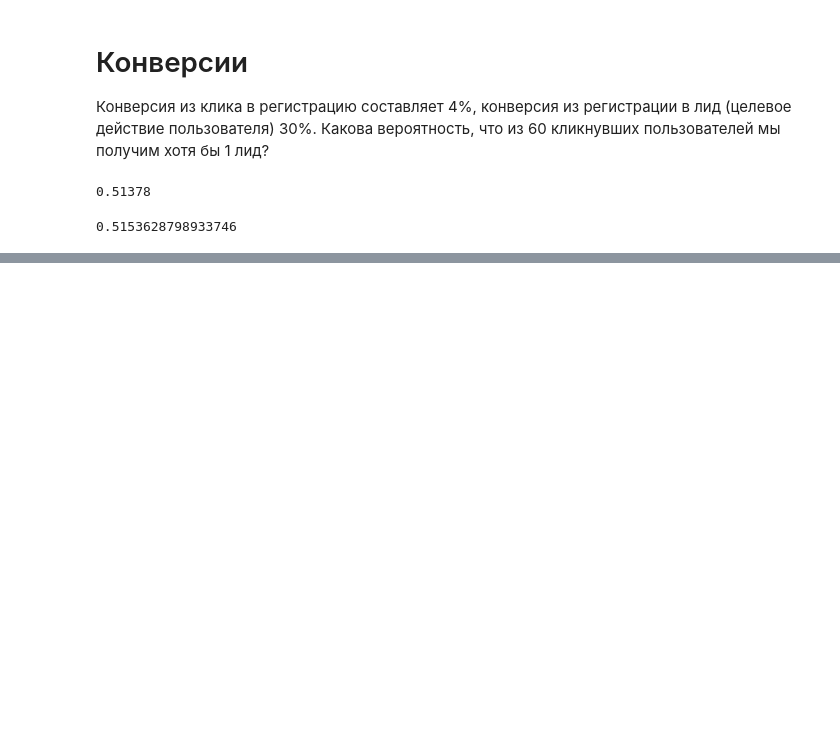
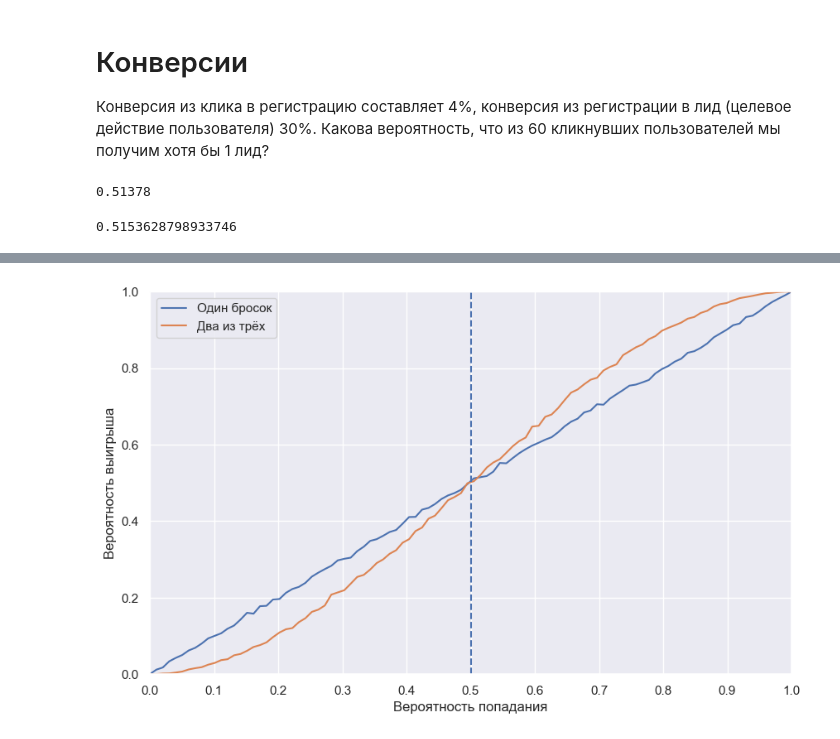
Before and after one commit to ShashlovAI/stat, a Jupyter notebook: math/monte_carlo.ipynb, the cells around one changed output, grey strips where cells are left out. Saved outputs shown, nothing was run; the diff lists cells and outputs as text; code cells hidden in the pictures; blank space fills up the shorter version.

```diff
--- a/math/monte_carlo.ipynb
+++ b/math/monte_carlo.ipynb
@@ -4,4 +6,12 @@ import pandas as pd
 from collections import Counter
+# %%
+sns.set_theme(context='notebook',
+                  style='darkgrid',
+                  palette='deep',
+                  font='sans-serif',
+                  font_scale=1,
+                  color_codes=True,
+                  rc=None)
 # %% [markdown]
  #  Мексиканская дуэль
 В вершинах правильного тетраэдра стоят мексиканцы (по одному в каждой вершине). В некоторый момент времени они одновременно стреляют вдоль случайного ребра из своей вершины. Какова вероятность того, что какие-то двое мексиканцев попадут друг в друга?
@@ -60,7 +70,7 @@ Wall time: 292 ms
 Найти вероятность выпадения **ровно** m решек при броске n монет
 # %%
 n = 10
-m = 10
+m = 3
 coin = [0, 1]
 ans = []
 for _ in range(100000):
@@ -292,0 +313,24 @@ Name: taxi, dtype: float64
+# %%
+p_shot = np.linspace(0, 1, 100)
+p_win_one_shot = []
+p_win_multi_shot = []
+for p in p_shot:
+    res_one_shot = [np.random.binomial(n=1, p=p, size=1) for _ in range(10000)]
+    p_win_one_shot.append(np.mean(res_one_shot))
+    res_multi_shot = [np.random.binomial(n=3, p=p, size=1) >= 2 for _ in range(10000)]
+    p_win_multi_shot.append(np.mean(res_multi_shot))
+# %%
+plt.figure(figsize=(10, 6))
+sns.lineplot(x=p_shot, y=p_win_one_shot, label = 'Один бросок')
+sns.lineplot(x=p_shot, y=p_win_multi_shot, label = 'Два из трёх')
+plt.vlines(x=0.5, ymin=0, ymax=1, linestyles='--')
+
+plt.xticks(np.arange(0, 1.1, 0.1))
+plt.xlabel('Вероятность попадания')
+plt.ylabel('Вероятность выигрыша')
+
+plt.xlim([0, 1])
+plt.ylim([0, 1])
+plt.show()
+# %% [output]
+[figure, added]
```
Also changed, not shown: parts of 18 cells of this notebook.
